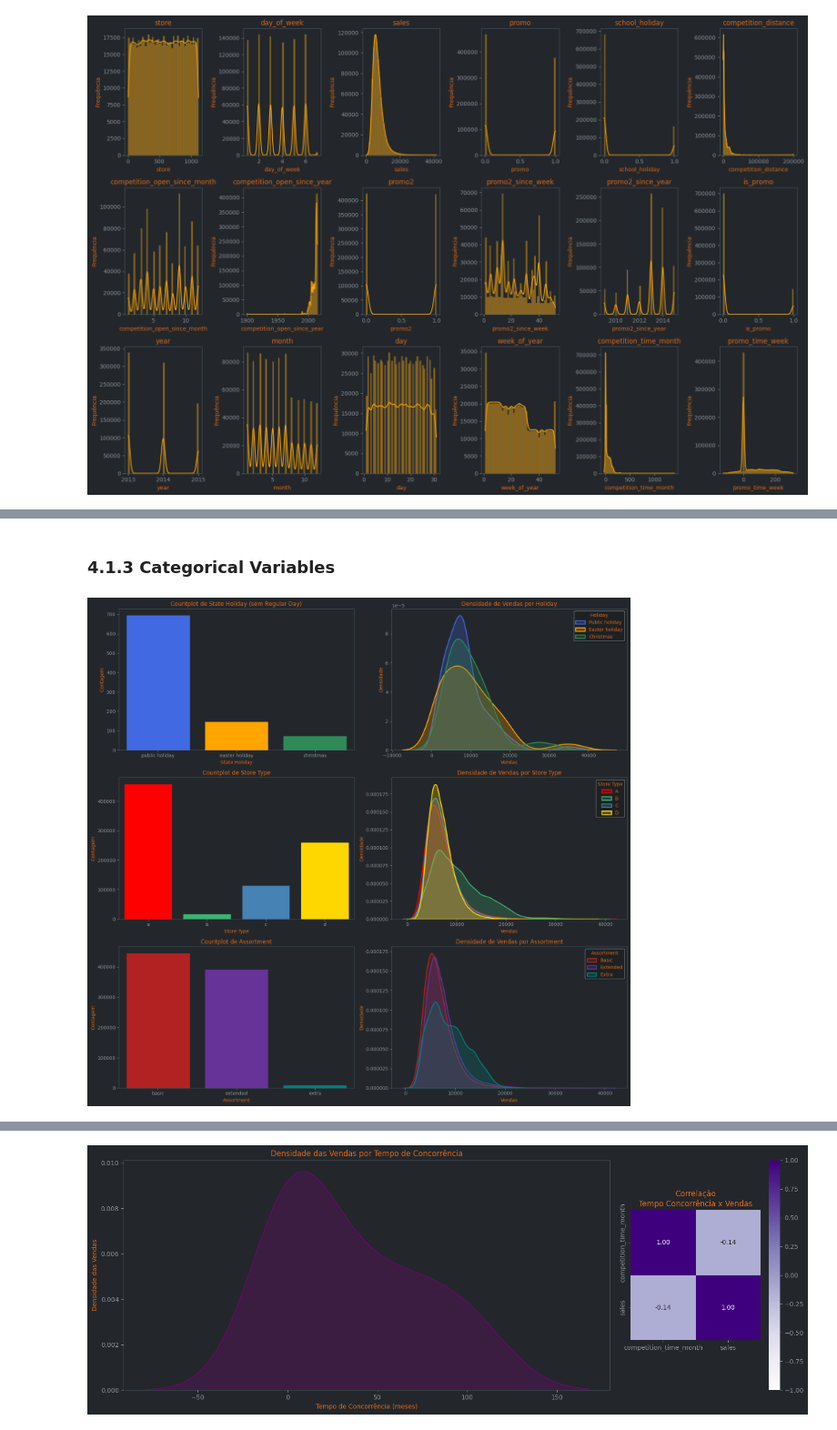
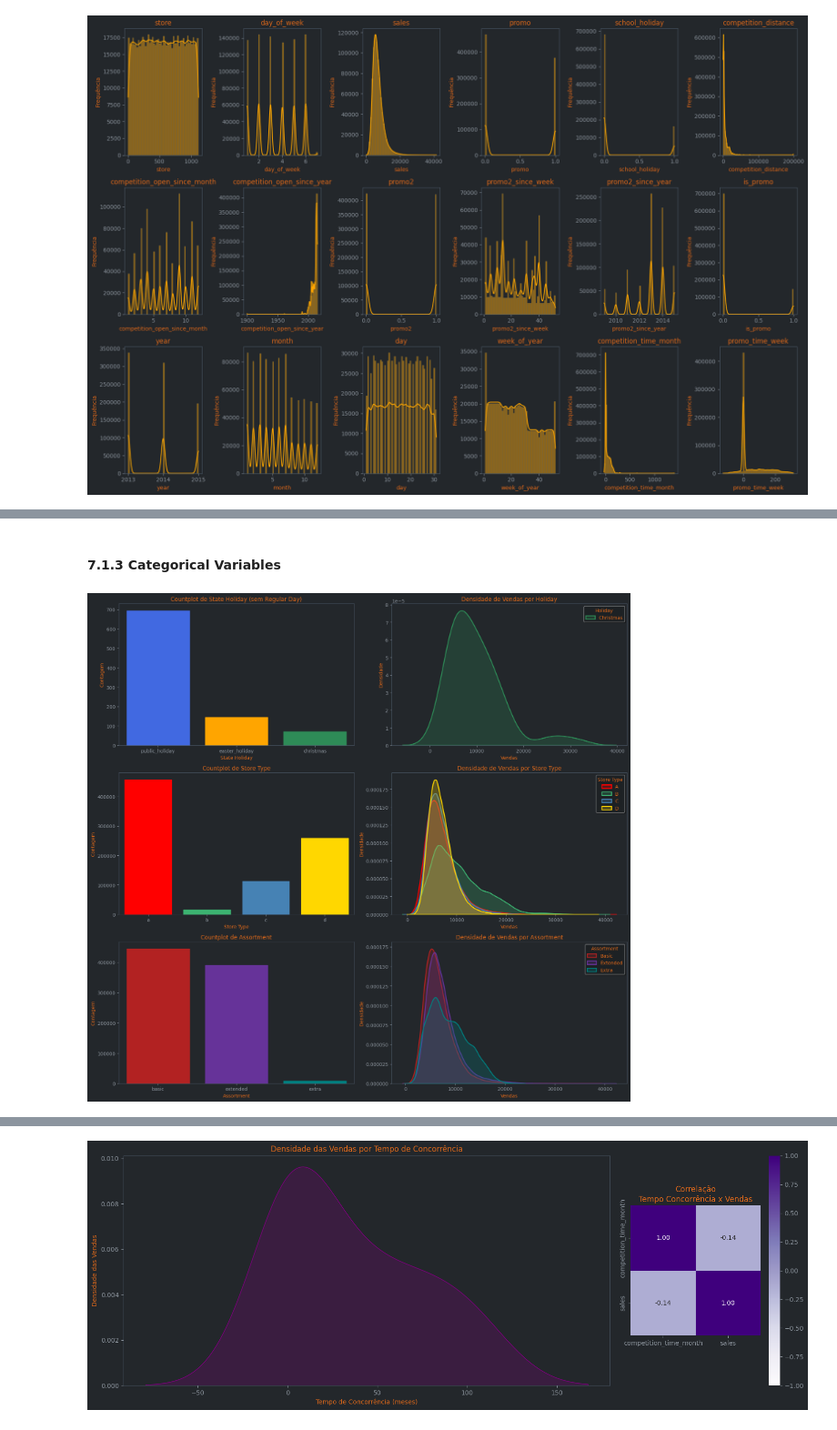
Before and after one commit to p-willyams/end-to-end-rossmansales-prediction, a Jupyter notebook: store_sales_prediction.ipynb, the cells around one changed output, grey strips where cells are left out. Shown at 91% size. Cells and saved outputs as stored; diff of their text form; code cells hidden in the pictures.

```diff
--- a/store_sales_prediction.ipynb
+++ b/store_sales_prediction.ipynb
@@ -466 +834,5 @@ df2['state_holiday'] = df2['state_holiday'].map({'a': 'public holiday', 'b': 'ea
+# %%
+df2['assortment'] = df2['assortment'].map({'a': 'basic', 'b': 'extra', 'c': 'extended'})
+
+df2['state_holiday'] = df2['state_holiday'].map({'a': 'public_holiday', 'b': 'easter_holiday', 'c': 'christmas', '0': 'regular_day'})
 # %% [markdown]
@@ -472,3 +852,3 @@ df3 = df2
 # %%
-df3 = df3[(df3['open'] != 0) & (df3['sales'] > 0)]
+df2 = df2[(df2['open'] != 0) & (df2['sales'] > 0)]
 # %% [markdown]
@@ -476,3 +864,3 @@ df3 = df3[(df3['open'] != 0) & (df3['sales'] > 0)]
 # %%
-df3 = df3.drop(['customers', 'open', 'promo_interval'], axis=1)
+df2 = df2.drop(['customers', 'open', 'promo_interval'], axis=1)
 # %% [markdown]
@@ -497,10 +919,10 @@ plt.show()
 # %%
-numerical_cols = df4.select_dtypes(include=['int64', 'float64']).columns
+numerical_cols = df3.select_dtypes(include=['int64', 'float64']).columns
 
 plt.figure(figsize=(18, 12))
 for i, col in enumerate(numerical_cols, 1):
     plt.subplot(3, int(np.ceil(len(numerical_cols)/3)), i)
-    sns.histplot(df4[col], bins=50, kde=True, color='orange')
+    sns.histplot(df3[col], bins=50, kde=True, color='orange')
     plt.title(col)
     plt.xlabel(col)
     plt.ylabel('Frequência')
@@ -544,12 +963,12 @@ promo_time_week há mais venda quando a promoção acabou de começar. sso mostr
 # %% [markdown]
-### 4.1.3 Categorical Variables
+#### 7.1.3 Categorical Variables
 # %%
 
 fig, axs = plt.subplots(3, 2, figsize=(16, 15))
 
 # --- State Holiday ---
 state_holiday_colors = ['royalblue', 'orange', 'seagreen']
-a = df4[df4['state_holiday'] != 'regular_day']
+a = df3[df3['state_holiday'] != 'regular_day']
 sns.countplot(
     x='state_holiday',
     data=a,
@@ -564,7 +983,7 @@ axs[0,0].set_xlabel('State Holiday')
 axs[0,0].set_ylabel('Contagem')
 holidays = ['public holiday', 'easter holiday', 'christmas']
 for idx, holiday in enumerate(holidays):
-    subset = df4[df4['state_holiday'] == holiday]
+    subset = df3[df3['state_holiday'] == holiday]
     if not subset.empty:
         sns.kdeplot(
             subset['sales'],
@@ -584,7 +1003,7 @@ axs[0,1].legend(title='Holiday')
 store_type_colors = ['red', 'mediumseagreen', 'steelblue', 'gold']
 sns.countplot(
     x='store_type',
-    data=df4,
+    data=df3,
     order=['a', 'b', 'c', 'd'],
     ax=axs[1,0],
     color=None
@@ -597,7 +1016,7 @@ axs[1,0].set_xlabel('Store Type')
 axs[1,0].set_ylabel('Contagem')
 store_types = ['a', 'b', 'c', 'd']
 for idx, stype in enumerate(store_types):
-    subset = df4[df4['store_type'] == stype]
+    subset = df3[df3['store_type'] == stype]
     if not subset.empty:
         sns.kdeplot(
             subset['sales'],
@@ -616,36 +1035,36 @@ axs[1,1].legend(title='Store Type')
 assortment_colors = ['firebrick', 'rebeccapurple', 'teal']
 sns.countplot(
     x='assortment',
-    data=df4,
+    data=df3,
     order=['basic', 'extended', 'extra'],
     ax=axs[2,0],
     color=None
 )
 for i, bar in enumerate(axs[2,0].patches):
     if i < len(assortment_colors):
         bar.set_color(assortment_colors[i])
 axs[2,0].set_title('Countplot de Assortment')
 axs[2,0].set_xlabel('Assortment')
 axs[2,0].set_ylabel('Contagem')
 assortments = ['basic', 'extended', 'extra']
 for idx, kind in enumerate(assortments):
-    subset = df4[df4['assortment'] == kind]
+    subset = df3[df3['assortment'] == kind]
     if not subset.empty:
         sns.kdeplot(
             subset['sales'],
             label=kind.capitalize(),
             ax=axs[2,1],
             fill=True,
             linewidth=2,
             color=assortment_colors[idx]
         )
 axs[2,1].set_title('Densidade de Vendas por Assortment')
 axs[2,1].set_xlabel('Vendas')
 axs[2,1].set_ylabel('Densidade')
 axs[2,1].legend(title='Assortment')
 
 plt.tight_layout()
 plt.show()
 # %% [output]
-[figure, old version]
+[figure, new version]
 # %% [markdown]
```
Also changed, not shown: parts of 287 cells of this notebook, 3 other files.
